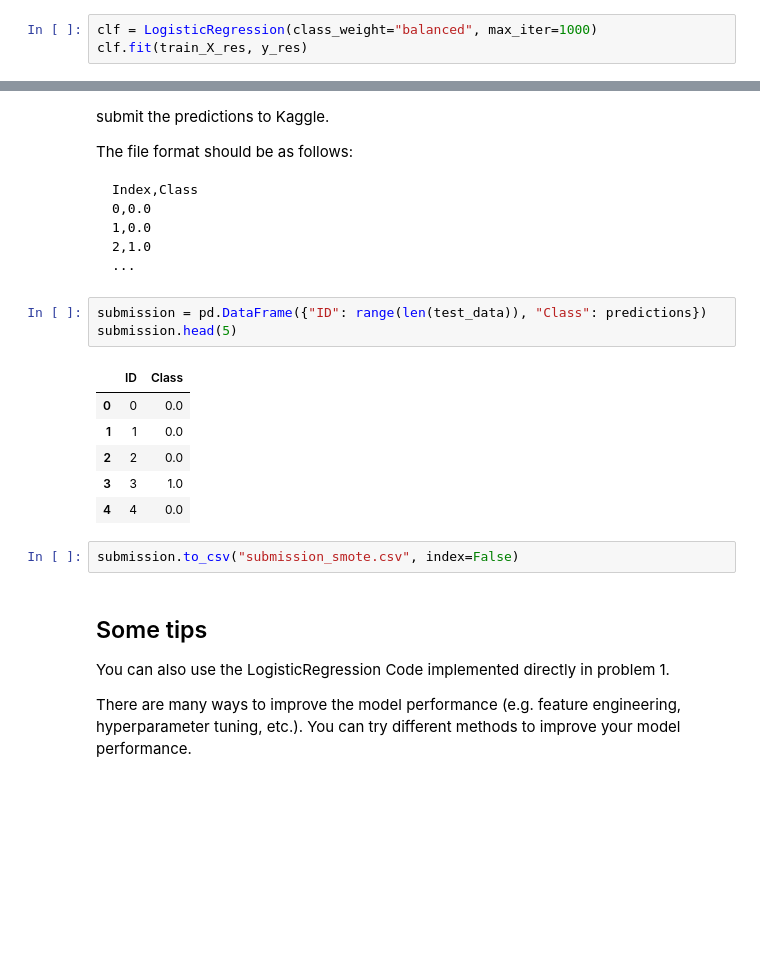
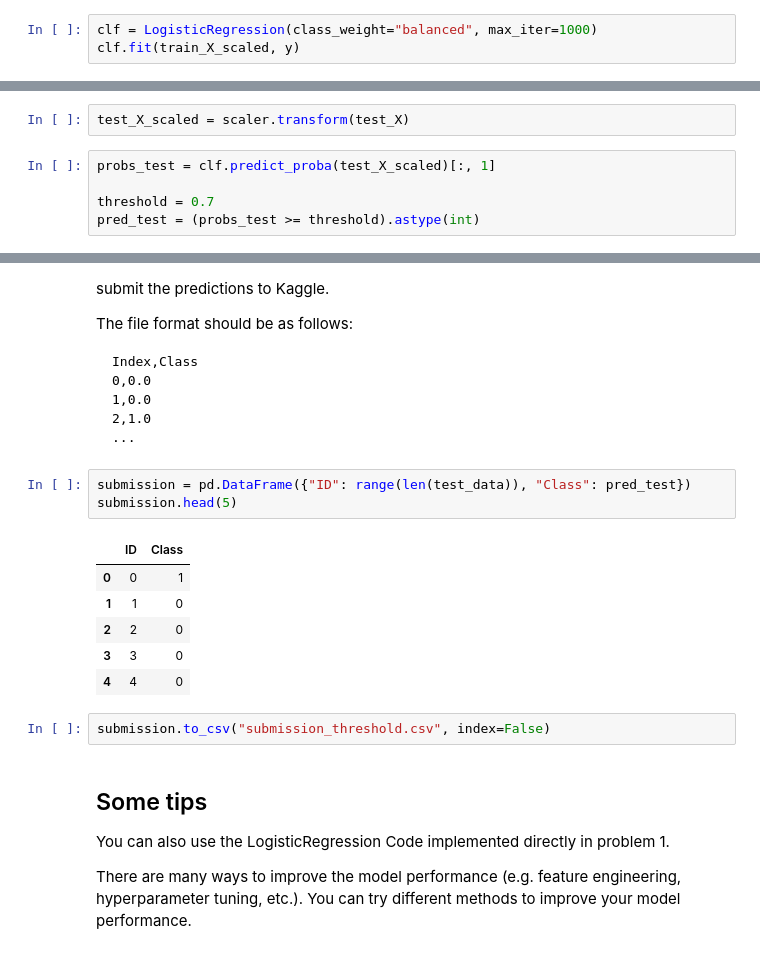
Before and after one commit to syeongkim/SWE3050-Fundamentals-of-Machine-Learning, a Jupyter notebook: HW2/Kaggle/baseline.ipynb, the cells around one changed output, grey strips where cells are left out. Saved outputs shown, nothing was run; the diff lists cells and outputs as text; blank space fills up the shorter version.

Commit message:
threshold 조정: F1 0.3179 auc 0.7922 test 0.6516

````diff
--- a/HW2/Kaggle/baseline.ipynb
+++ b/HW2/Kaggle/baseline.ipynb
@@ -75,7 +72,7 @@ smote = SMOTE(random_state=42)
 train_X_res, y_res = smote.fit_resample(train_X_scaled, y)
 # %%
 clf = LogisticRegression(class_weight="balanced", max_iter=1000)
-clf.fit(train_X_res, y_res)
+clf.fit(train_X_scaled, y)
 # %% [output]
 LogisticRegression(class_weight='balanced', max_iter=1000)
 # %%
@@ -96,4 +118,11 @@ test_X["sales_ratio_1_3"] = test_X["sales_1_month"] / (test_X["sales_3_month"] +
 test_X["sales_ratio_3_6"] = test_X["sales_3_month"] / (test_X["sales_6_month"] + 1)
 test_X["risk_score"] = test_X[['deck_risk', 'oe_constraint', 'ppap_risk', 'stop_auto_buy', 'rev_stop']].sum(axis=1)
 test_X["adjusted_lead_time"] = test_X["lead_time"] / (test_X["perf_6_month_avg"] + 0.01)
+# %%
+test_X_scaled = scaler.transform(test_X)
+# %%
+probs_test = clf.predict_proba(test_X_scaled)[:, 1]
+
+threshold = 0.7
+pred_test = (probs_test >= threshold).astype(int)
 # %%
@@ -112,17 +141,17 @@ Index,Class
 ...
 ```
 # %%
-submission = pd.DataFrame({"ID": range(len(test_data)), "Class": predictions})
+submission = pd.DataFrame({"ID": range(len(test_data)), "Class": pred_test})
 submission.head(5)
 # %% [output]
 |  | ID | Class |
-| 0 | 0 | 0.0 |
-| 1 | 1 | 0.0 |
-| 2 | 2 | 0.0 |
-| 3 | 3 | 1.0 |
-| 4 | 4 | 0.0 |
+| 0 | 0 | 1 |
+| 1 | 1 | 0 |
+| 2 | 2 | 0 |
+| 3 | 3 | 0 |
+| 4 | 4 | 0 |
 # %%
-submission.to_csv("submission_smote.csv", index=False)
+submission.to_csv("submission_threshold.csv", index=False)
 # %% [markdown]
 ## Some tips
 
````
Also changed, not shown: parts of 7 cells of this notebook, 1 other file.
